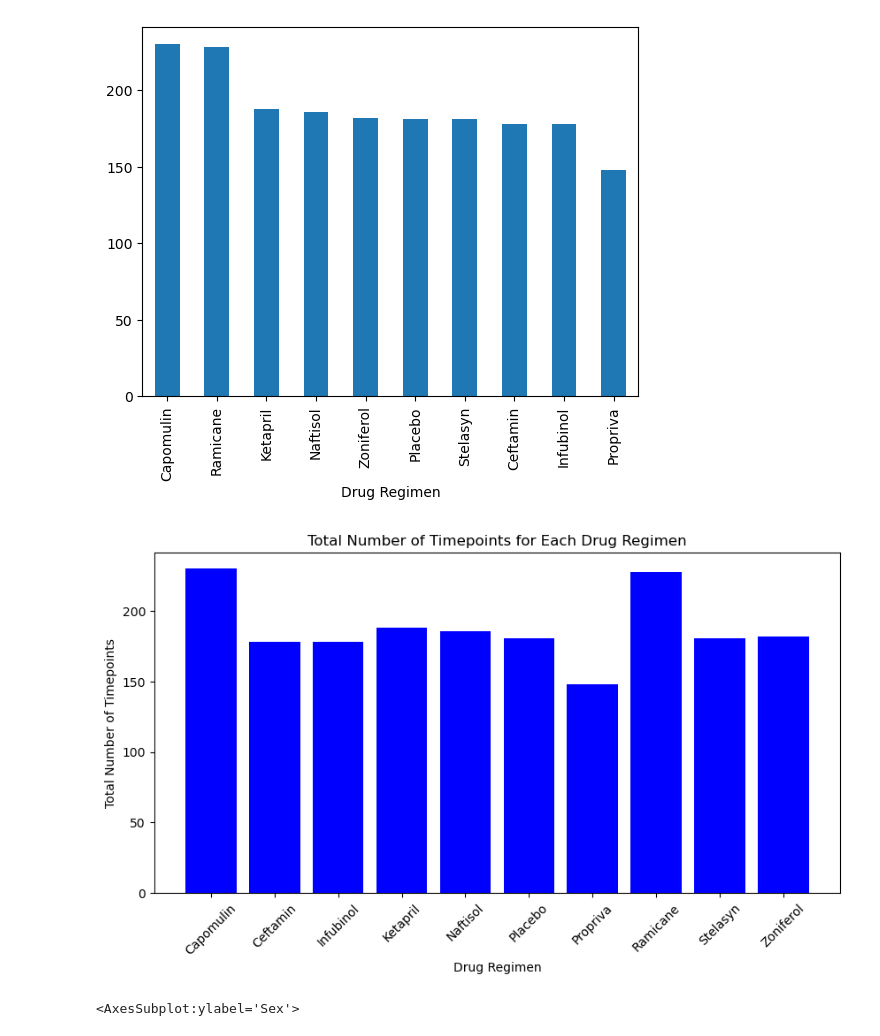
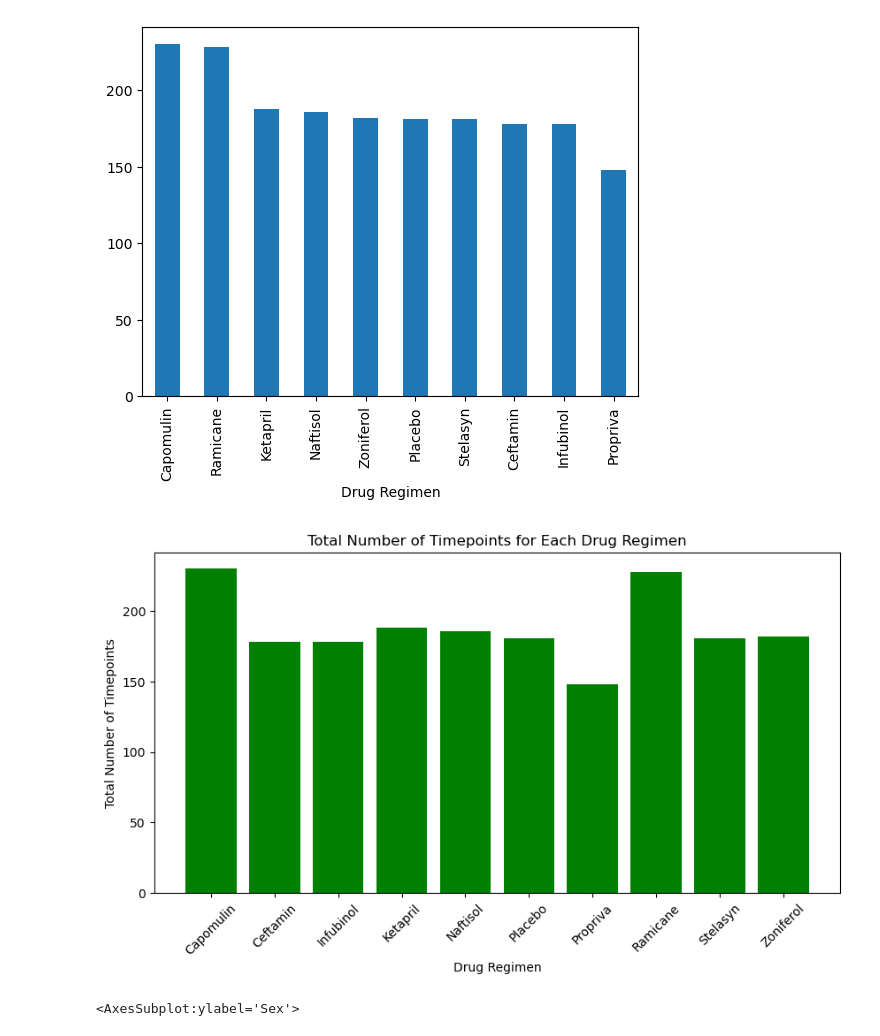
Before and after one commit to DigitalJake/Pymaceuticals, a Jupyter notebook: Analysis/pymaceuticals.ipynb, the cells around one changed output. Drawn from its saved outputs; the diff is of its cells as text; code cells hidden in the pictures.

```diff
--- a/Analysis/pymaceuticals.ipynb
+++ b/Analysis/pymaceuticals.ipynb
@@ -164,27 +170,27 @@ plt.show()
 # %%
 # Generate a bar plot showing the total number of timepoints for all mice tested for each drug regimen using pyplot.
 # Group the dataframe by Drug Regimen and Mouse ID to count the number of timepoints
 timepoints = clean_df2.groupby(['Drug Regimen', 'Mouse ID'])['Timepoint'].count()
 
 # Create a dataframe to store the total number of timepoints for each Drug Regimen
 timepoints_df = timepoints.groupby('Drug Regimen').sum().to_frame()
 
 # bar plot
 plt.figure(figsize=(10,5))
-plt.bar(timepoints_df.index, timepoints_df['Timepoint'], color='b')
+plt.bar(timepoints_df.index, timepoints_df['Timepoint'], color='g')
 
 # chart title and axis labels
 plt.title('Total Number of Timepoints for Each Drug Regimen')
 plt.xlabel('Drug Regimen')
 plt.ylabel('Total Number of Timepoints')
 
 # Rotate the x-axis labels to make them easier to read
 plt.xticks(rotation=45)
 
 # Show the plot
 plt.show()
 # %% [output]
-[figure, old version]
+[figure, new version]
 # %%
 # Generate a pie plot showing the distribution of female versus male mice using Pandas
 # grouped by sex and then did a count
```
Also changed, not shown: parts of 3 cells of this notebook, 1 other file.
